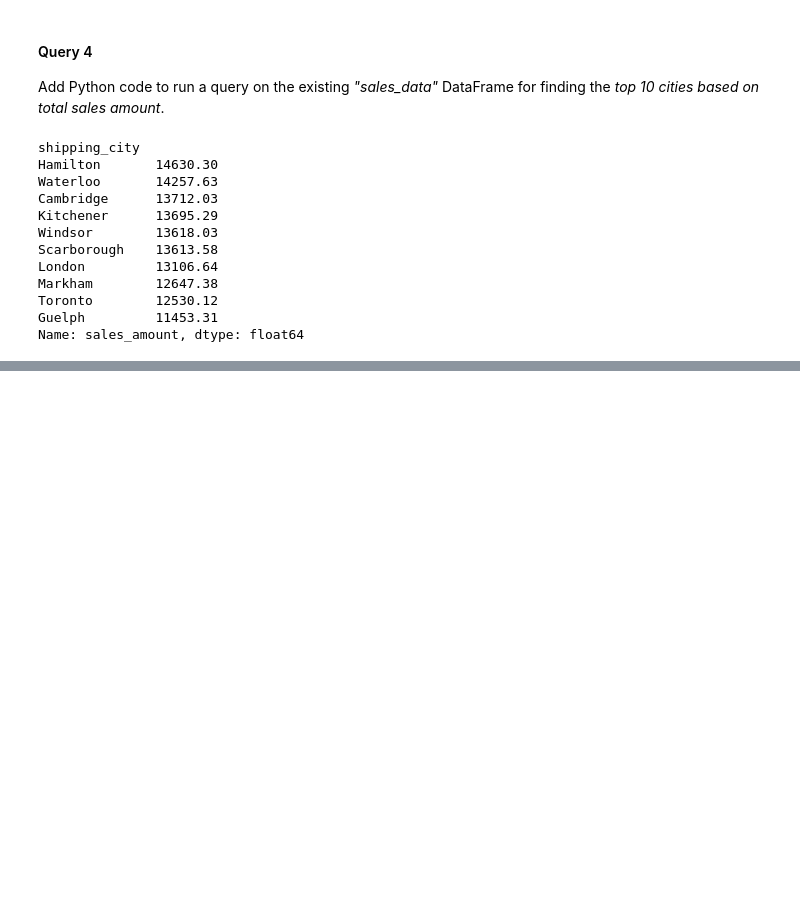
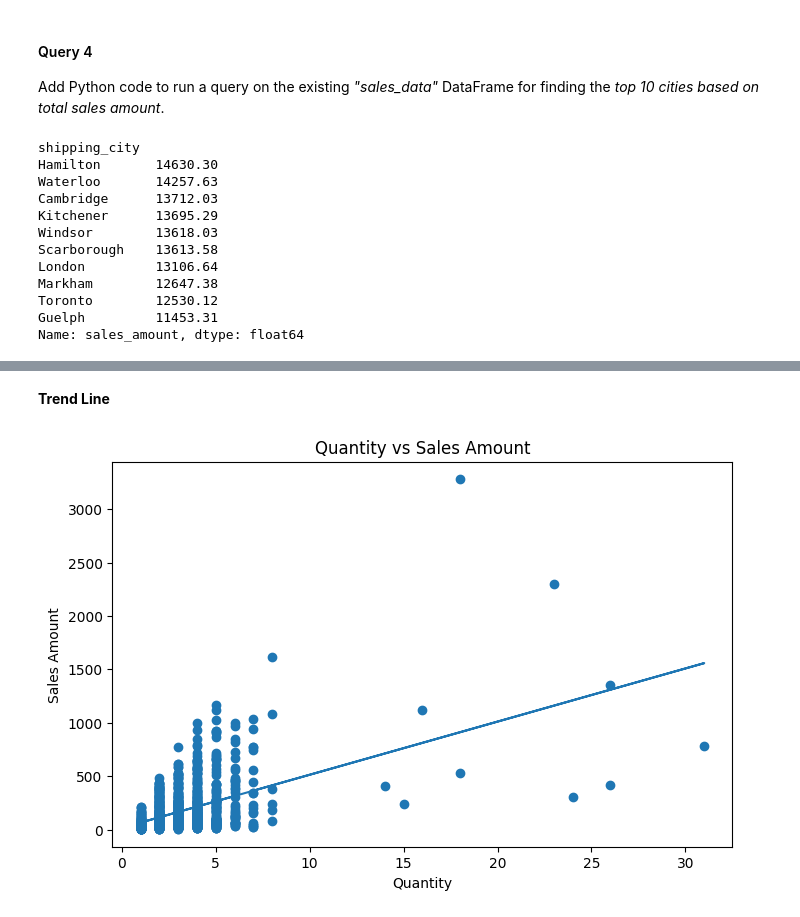
Before and after one commit to UbaidUllah777/DataEngineeringOneInClassChallenge, a Jupyter notebook: DataEngineeringOne.ipynb, the cells around one changed output, grey strips where cells are left out. Cells and saved outputs as stored; diff of their text form; code cells hidden in the pictures; blank space fills up the shorter version.

```diff
--- a/DataEngineeringOne.ipynb
+++ b/DataEngineeringOne.ipynb
@@ -122,0 +143,23 @@ Name: sales_amount, dtype: float64
+# %% [markdown]
+**Trend Line**
+# %%
+
+x = sales_data["quantity"]
+y = sales_data["sales_amount"]
+
+# Calculate trend line
+z = np.polyfit(x, y, 1)
+trend = np.poly1d(z)
+
+plt.figure(figsize=(8, 5))
+
+plt.scatter(x, y)
+plt.plot(x, trend(x))
+
+plt.xlabel("Quantity")
+plt.ylabel("Sales Amount")
+plt.title("Quantity vs Sales Amount")
+
+plt.show()
+# %% [output]
+[figure, added]
```
Also changed, not shown: parts of 2 cells of this notebook.
